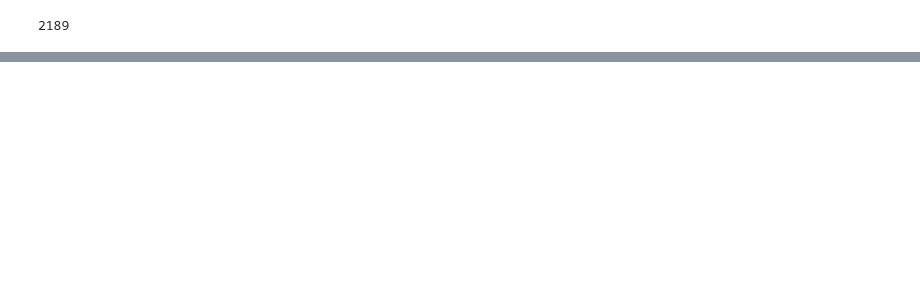
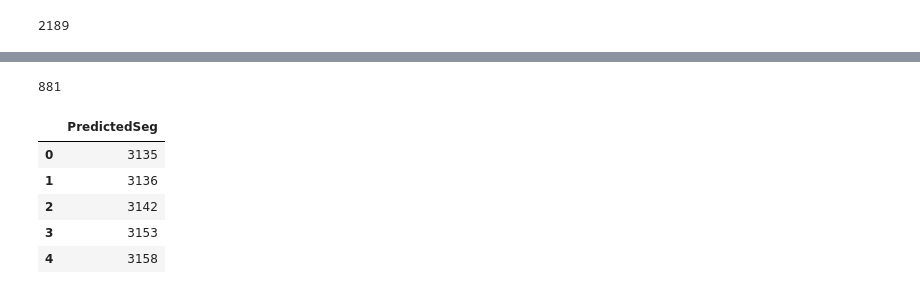
Before and after one commit to NimiJithin/test, a Jupyter notebook: research-08-08.ipynb, the cells around one changed output, grey strips where cells are left out. Saved outputs shown, nothing was run; the diff lists cells and outputs as text; code cells hidden in the pictures; blank space fills up the shorter version.

```diff
--- a/research-08-08.ipynb
+++ b/research-08-08.ipynb
@@ -178,3 +241,15 @@ measuresdf.to_excel(r'C:\Users\NImi Jithin\Desktop\data\ms1.xlsx')
+# %%
+len(df)
+# %% [output]
+881
 # %%
-q1 = """SELECT distinct(PredictedSeg) FROM measuresdf where PredictedSeg < 3311 order by PredictedSeg """
+q1 = """SELECT DISTINCT(PredictedSeg) FROM measuresdf  order by PredictedSeg """
 test = sql.sqldf(q1, locals())
+test.head()
+# %% [output]
+|  | PredictedSeg |
+| 0 | 3135 |
+| 1 | 3136 |
+| 2 | 3142 |
+| 3 | 3153 |
+| 4 | 3158 |
```
Also changed, not shown: parts of 23 cells of this notebook.
